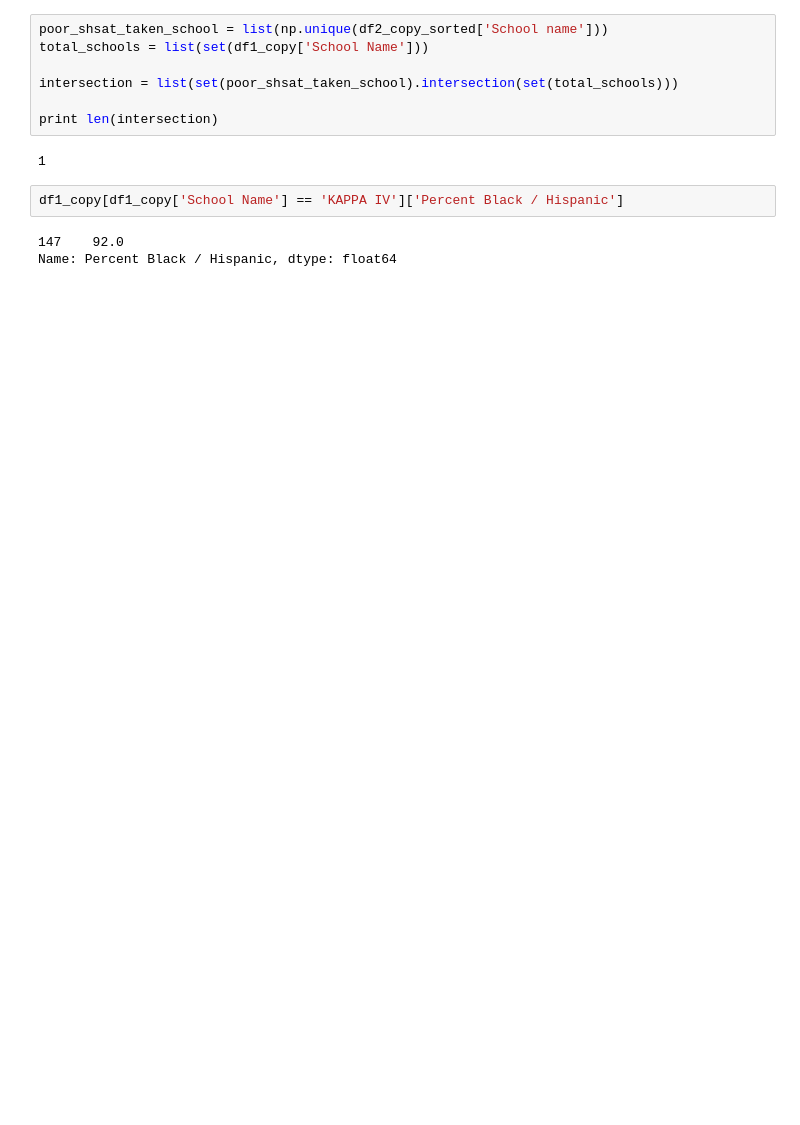
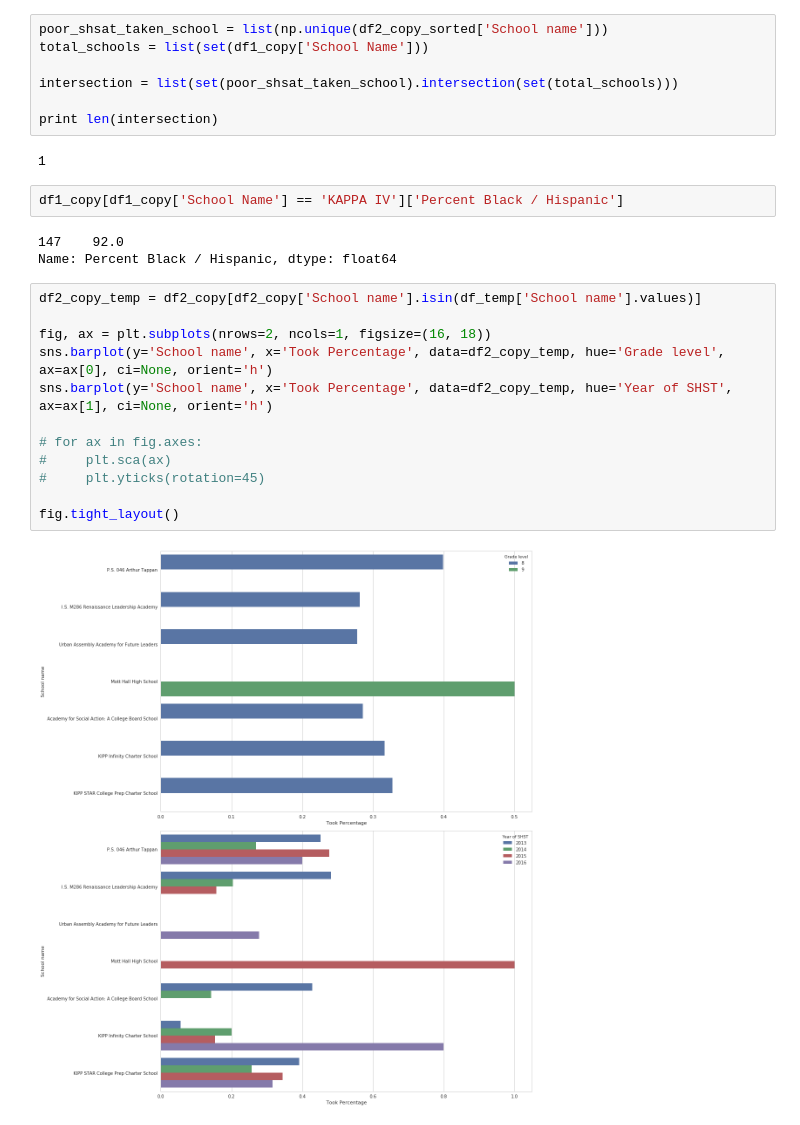
Before and after one commit to infocusp/passnyc_data_science_for_good, a Jupyter notebook: code/sandbox/prathmesh/Prathmesh - Data Understanding and Visualization.ipynb, the cells around one changed output. Cells and saved outputs as stored; diff of their text form; blank space fills up the shorter version.

```diff
--- a/code/sandbox/prathmesh/Prathmesh - Data Understanding and Visualization.ipynb
+++ b/code/sandbox/prathmesh/Prathmesh - Data Understanding and Visualization.ipynb
@@ -499,3 +459,17 @@ df1_copy[df1_copy['School Name'] == 'KAPPA IV']['Percent Black / Hispanic']
 # %% [output]
 147    92.0
 Name: Percent Black / Hispanic, dtype: float64
+# %%
+df2_copy_temp = df2_copy[df2_copy['School name'].isin(df_temp['School name'].values)]
+
+fig, ax = plt.subplots(nrows=2, ncols=1, figsize=(16, 18))
+sns.barplot(y='School name', x='Took Percentage', data=df2_copy_temp, hue='Grade level', ax=ax[0], ci=None, orient='h')
+sns.barplot(y='School name', x='Took Percentage', data=df2_copy_temp, hue='Year of SHST', ax=ax[1], ci=None, orient='h')
+
+# for ax in fig.axes:
+#     plt.sca(ax)
+#     plt.yticks(rotation=45)
+
+fig.tight_layout()
+# %% [output]
+[figure, added]
```
Also changed, not shown: parts of 23 cells of this notebook, 1 other file.
